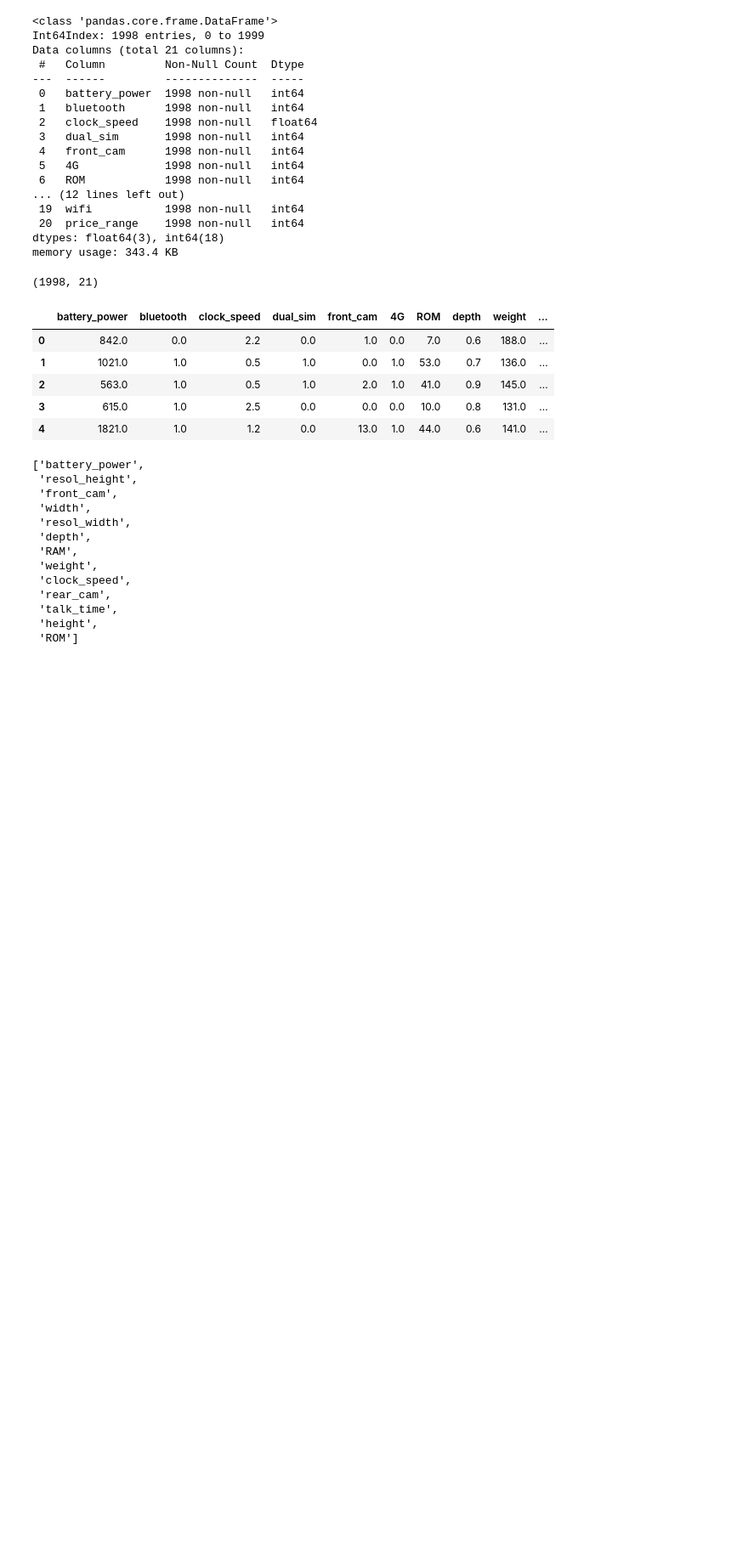
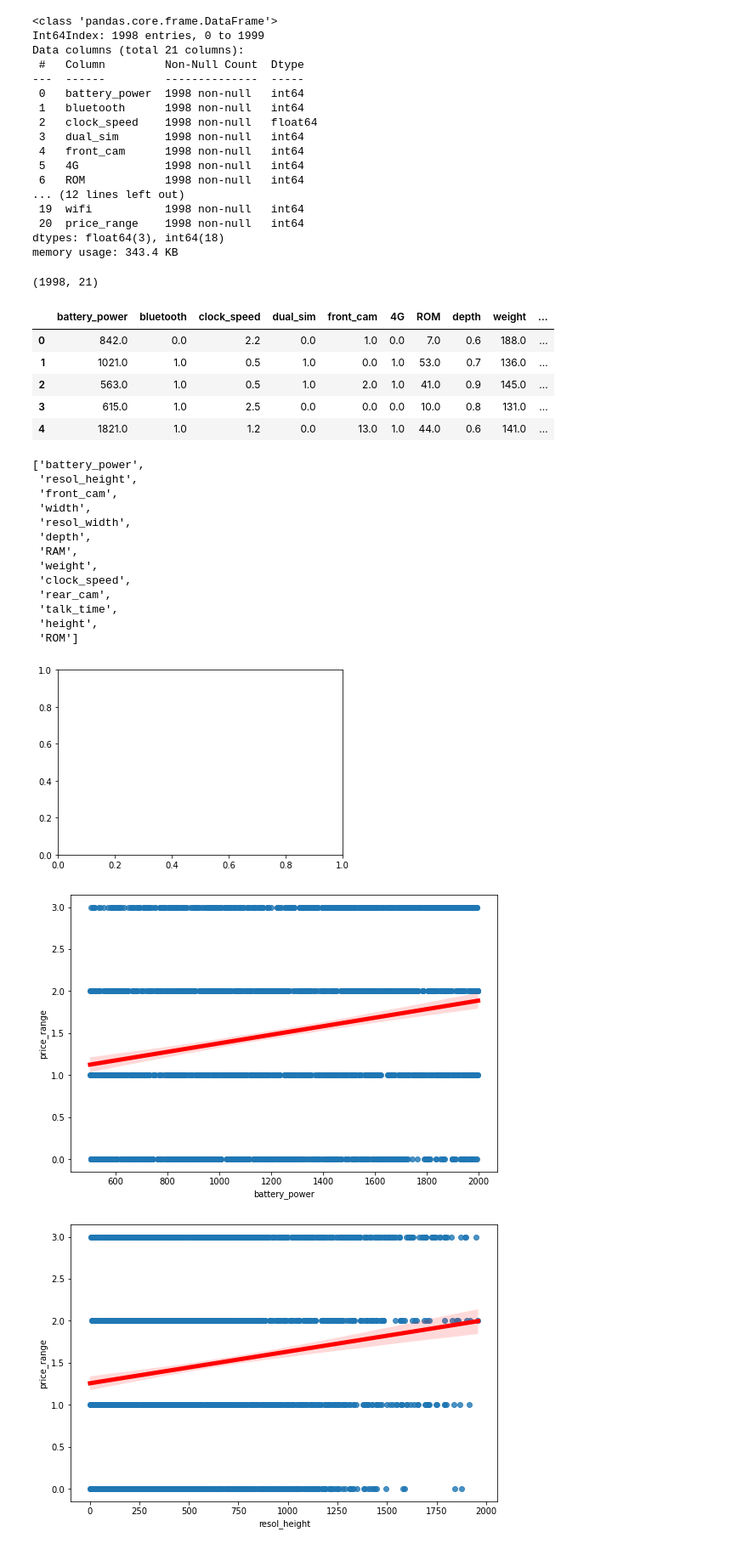
Before and after one commit to SIDPATEL-9496/Mobile-Prediction-Analysis, a Jupyter notebook: Untitled6.ipynb, the cells around one changed output. Shown at 85% size. Saved outputs shown, nothing was run; the diff lists cells and outputs as text; code cells hidden in the pictures; blank space fills up the shorter version.

```diff
--- a/Untitled6.ipynb
+++ b/Untitled6.ipynb
@@ -193,3 +193,13 @@ numerical
  'talk_time',
  'height',
  'ROM']
+# %%
+fig,axes = plt.subplots()
+for i in numerical:
+    fig = plt.figure(figsize=(9, 6))
+    sns.regplot(x = i, y = 'price_range', data = df,line_kws={'lw': 5, 'color': 'red'})
+    plt.show()
+# %% [output]
+[figure, added]
+[figure, added]
+[figure, added]
```
Also changed, not shown: parts of 41 cells of this notebook.
